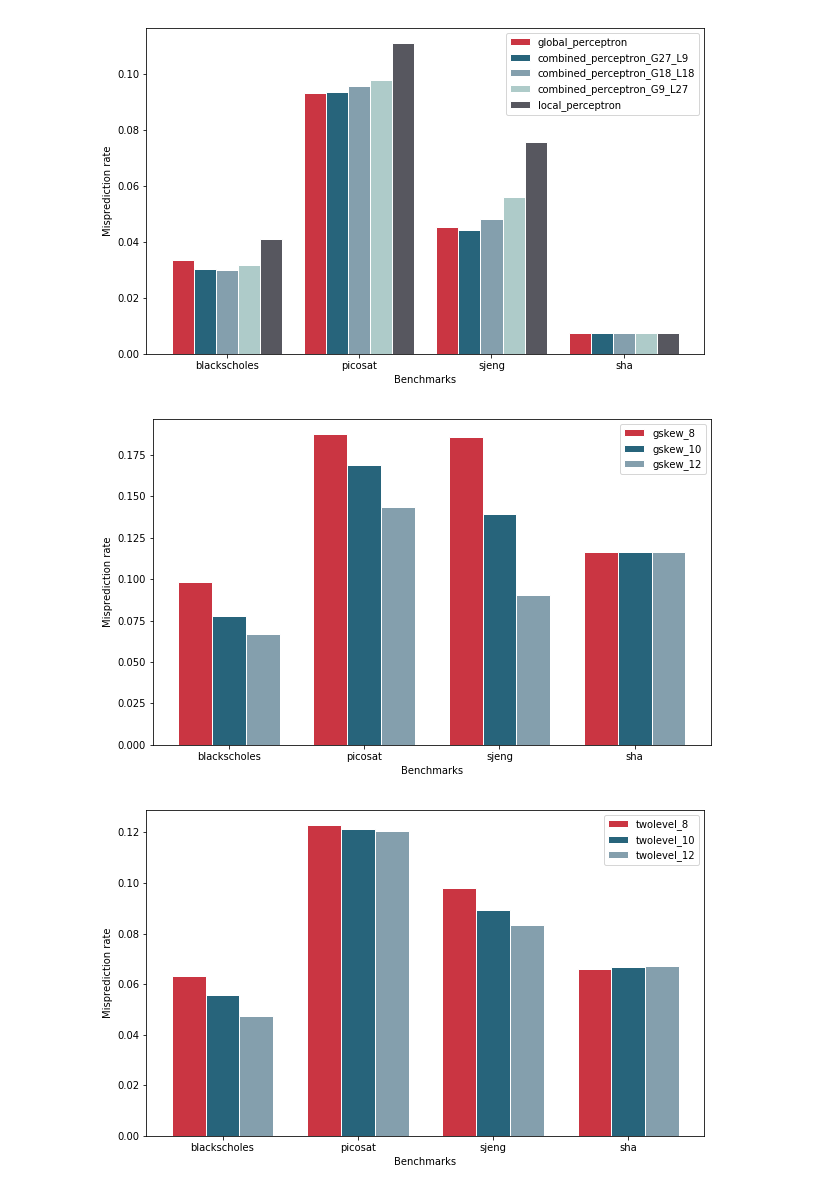
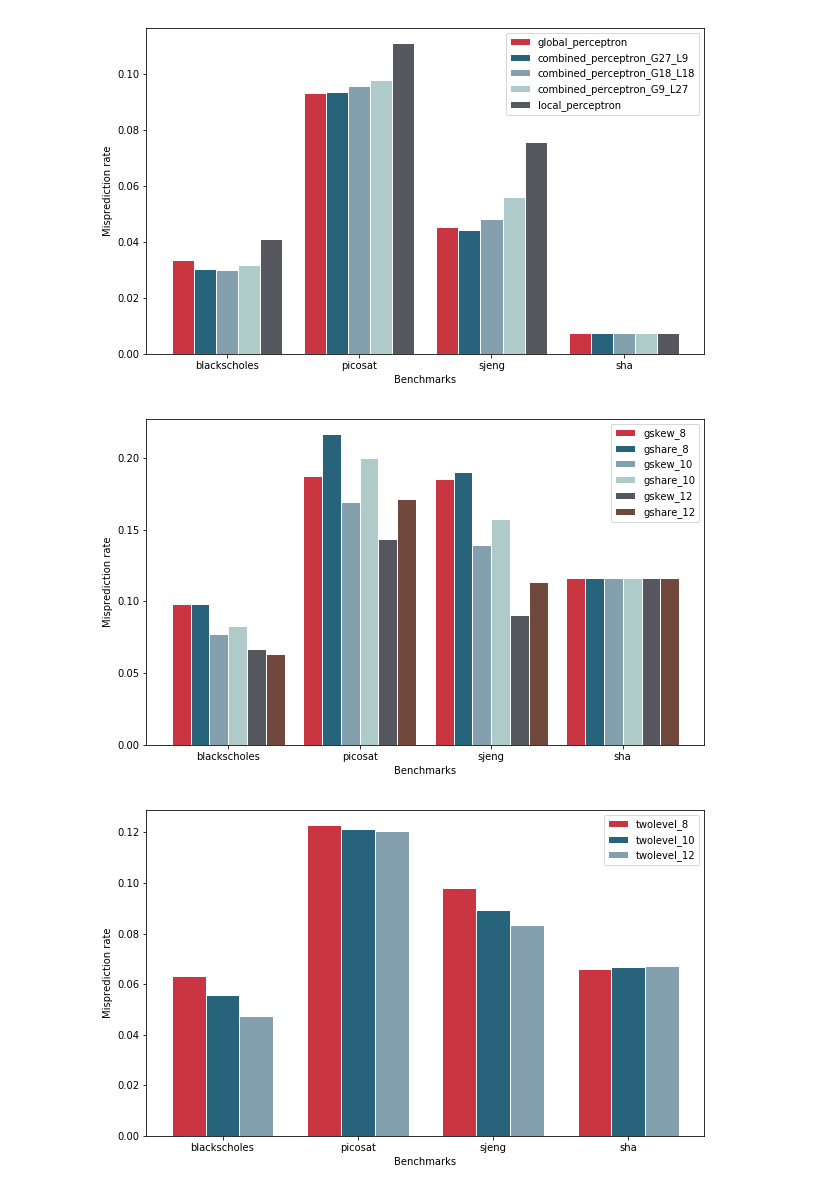
Before and after one commit to alexf91/gem5-advanced-computer-architecture, a Jupyter notebook: bp_eval/notebooks/evaluation.ipynb, the cells around one changed output. Drawn from its saved outputs; the diff is of its cells as text; code cells hidden in the pictures.

Commit message:
Speculative history for GShare and more evaluation
Change-Id: I9ad345bb222606366a0f34b6e6126c154509ae2b

```diff
--- a/bp_eval/notebooks/evaluation.ipynb
+++ b/bp_eval/notebooks/evaluation.ipynb
@@ -121,6 +121,12 @@ for i in (8, 10, 12):
         return GSkewPredictor(histlength=i, record_trace=RecordSettings.CONDITIONAL)
 
     run_benchmarks(predictor_factory, output_dir='results/gskew_%d' % i, max_insts=int(20e6))
+# %%
+for i in (8, 10, 12):
+    def predictor_factory():
+        return GSharePredictor(histlength=i, record_trace=RecordSettings.CONDITIONAL)
+
+    run_benchmarks(predictor_factory, output_dir='results/gshare_%d' % i, max_insts=int(20e6))
 # %%
 for i in (8, 10, 12):
     def predictor_factory():
@@ -197,6 +203,7 @@ for benchmark in ('blackscholes', 'picosat', 'sjeng', 'sha'):
     for predtype in ('global_perceptron', 'local_perceptron',
                      'combined_perceptron_G9_L27', 'combined_perceptron_G18_L18', 'combined_perceptron_G27_L9',
                      'gskew_8', 'gskew_10', 'gskew_12',
+                     'gshare_8', 'gshare_10', 'gshare_12',
                      'twolevel_8', 'twolevel_10', 'twolevel_12',
                      'gskew_twolevel_12', 'multihybrid_twolevel_static_12', 'twolevel_twobit_12',
                      'multihybrid_twolevel_static_11'):
@@ -227,7 +234,7 @@ def plot_misprediction_rate(*bps, save=None):
     # Set position of bar on X axis
     r = [np.arange(len(benchmarks)) + i * bar_width for i in range(len(bps))]
 
-    colors = ['#CA3542', '#27647B', '#849FAD', '#AECBC9', '#57575F']
+    colors = ['#CA3542', '#27647B', '#849FAD', '#AECBC9', '#57575F', '#70483c']
 
     # Make the plot
     for i in range(len(bps)):
@@ -246,7 +253,7 @@ def plot_misprediction_rate(*bps, save=None):
 
     if save is not None:
         fig = plt.gcf()
-        fig.savefig(save)
+        fig.savefig(save, bbox_inches='tight')
 
     plt.show()
 # %%
@@ -284,7 +297,10 @@ plot_misprediction_rate('global_perceptron',
 # %% [output]
 [figure]
 # %%
-plot_misprediction_rate('gskew_8', 'gskew_10', 'gskew_12')
+plot_misprediction_rate('gskew_8', 'gshare_8',
+                        'gskew_10', 'gshare_10',
+                        'gskew_12', 'gshare_12',
+                        save='plots/gskew.pdf')
 # %% [output]
-[figure, old version]
+[figure, new version]
 # %%
```
Also changed, not shown: parts of 5 cells of this notebook, 1 other file.
